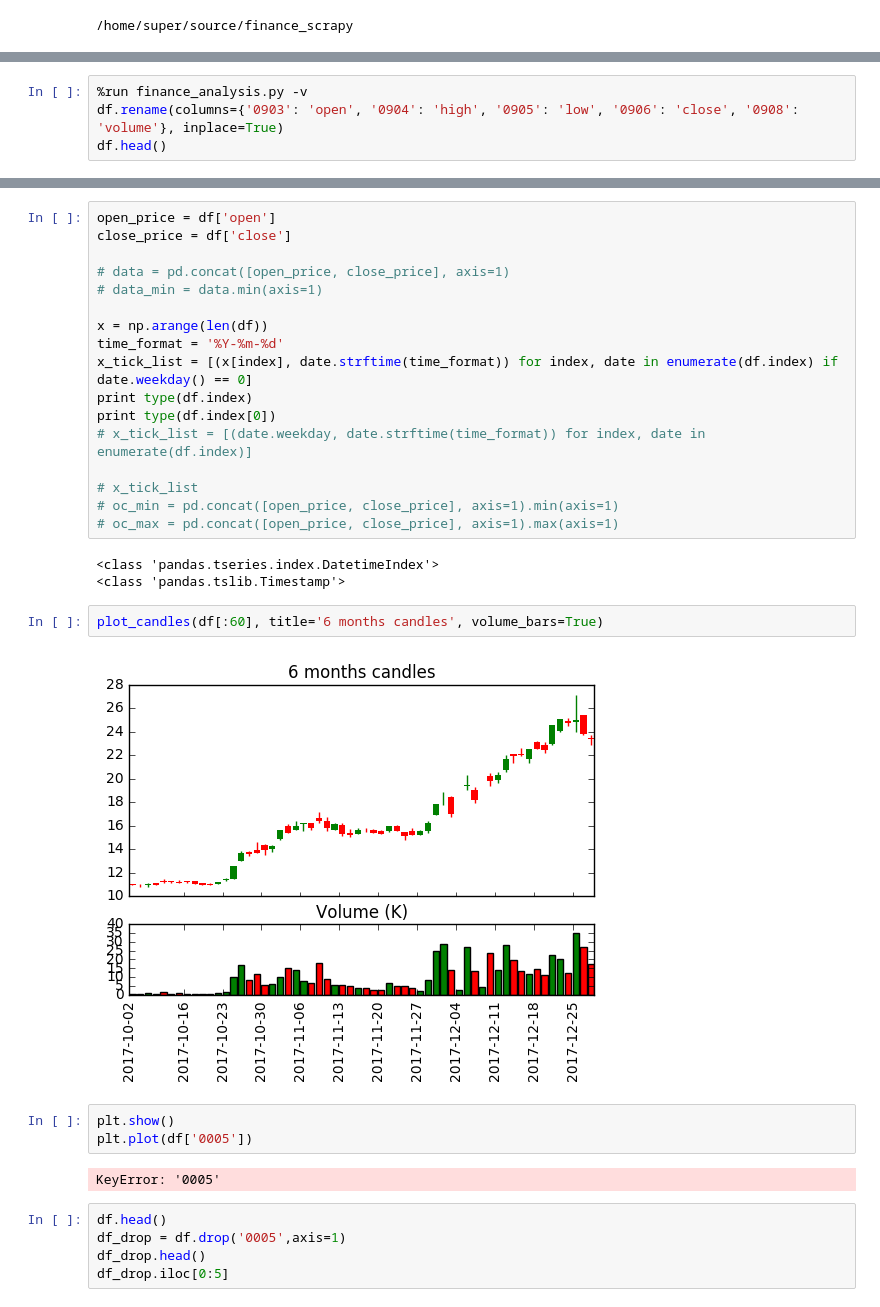
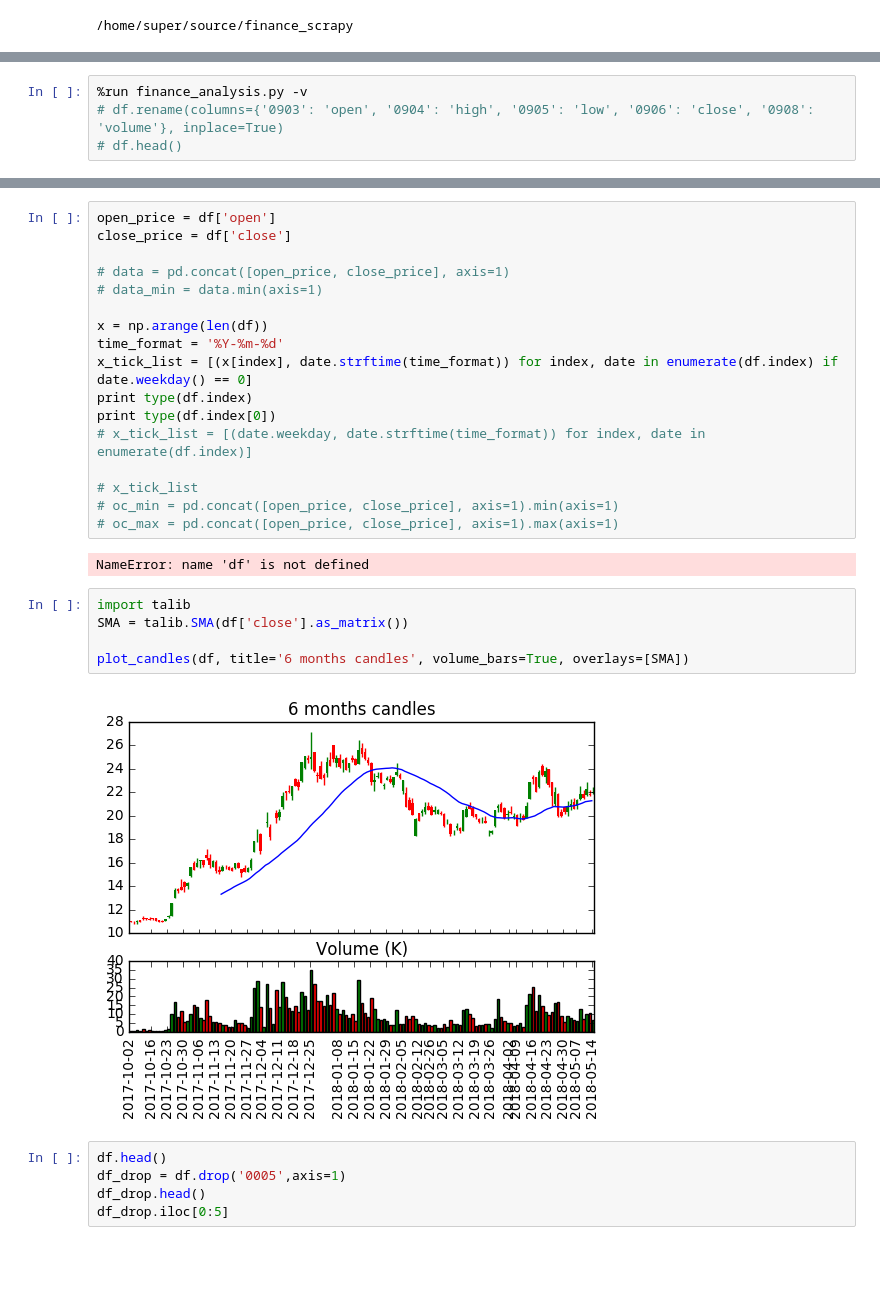
Before and after one commit to Everett6802/finance_scrapy, a Jupyter notebook: finance_analysis.ipynb, the cells around one changed output, grey strips where cells are left out. Drawn from its saved outputs; the diff is of its cells as text; blank space fills up the shorter version.

Commit message:
Enhance the function of drawing candle stick

```diff
--- a/finance_analysis.ipynb
+++ b/finance_analysis.ipynb
@@ -90,5 +186,5 @@ def plot_candles(pricing, title=None, volume_bars=False, color_function=None, te
 # %%
 %run finance_analysis.py -v
-df.rename(columns={'0903': 'open', '0904': 'high', '0905': 'low', '0906': 'close', '0908': 'volume'}, inplace=True)
-df.head()
+# df.rename(columns={'0903': 'open', '0904': 'high', '0905': 'low', '0906': 'close', '0908': 'volume'}, inplace=True)
+# df.head()
 # %% [output]
@@ -128,17 +226,14 @@ print type(df.index[0])
 # oc_min = pd.concat([open_price, close_price], axis=1).min(axis=1)
 # oc_max = pd.concat([open_price, close_price], axis=1).max(axis=1)
 # %% [output]
-<class 'pandas.tseries.index.DatetimeIndex'>
-<class 'pandas.tslib.Timestamp'>
+NameError: name 'df' is not defined
 # %%
-plot_candles(df[:60], title='6 months candles', volume_bars=True)
+import talib
+SMA = talib.SMA(df['close'].as_matrix())
+
+plot_candles(df, title='6 months candles', volume_bars=True, overlays=[SMA])
 # %% [output]
-[figure, old version]
+[figure, new version]
-# %%
-plt.show()
-plt.plot(df['0005'])
-# %% [output]
-KeyError: '0005'
 # %%
 df.head()
 df_drop = df.drop('0005',axis=1)
```
Also changed, not shown: parts of 5 cells of this notebook, 7 other files.
